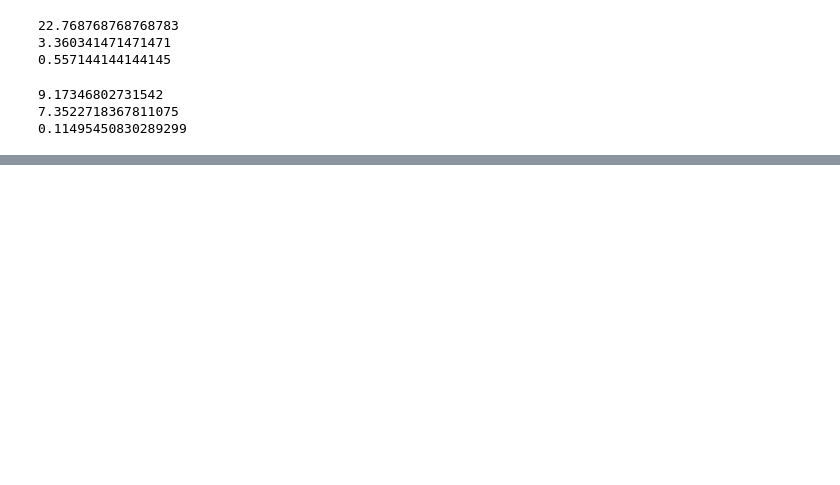
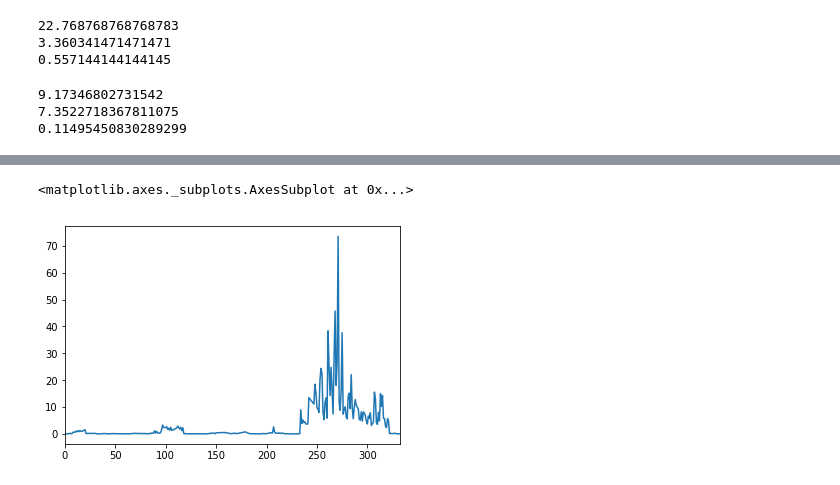
Before and after one commit to nikolholicka/curriculum, a Jupyter notebook: mod1/section03/dsc-1-03-16-eda-with-pandas-using-the-boston-housing-data-lab-online-ds-pt-041519/Boston Housing Market Project.ipynb, the cells around one changed output, grey strips where cells are left out. Drawn from its saved outputs; the diff is of its cells as text; code cells hidden in the pictures; blank space fills up the shorter version.

```diff
--- a/mod1/section03/dsc-1-03-16-eda-with-pandas-using-the-boston-housing-data-lab-online-ds-pt-041519/Boston Housing Market Project.ipynb
+++ b/mod1/section03/dsc-1-03-16-eda-with-pandas-using-the-boston-housing-data-lab-online-ds-pt-041519/Boston Housing Market Project.ipynb
@@ -68,3 +79,8 @@ Text(0, 0.5, 'Number of houses')
+# %%
+lowervalue['crim'].plot()
+# %% [output]
+<matplotlib.axes._subplots.AxesSubplot at 0x...>
+[figure, added]
 # %%
 #2 Criminality
 # The original dataframe shows a huge disparity of crime rate. The mean is 3.3 and the median is 0.26.
```
Also changed, not shown: parts of 4 cells of this notebook.
